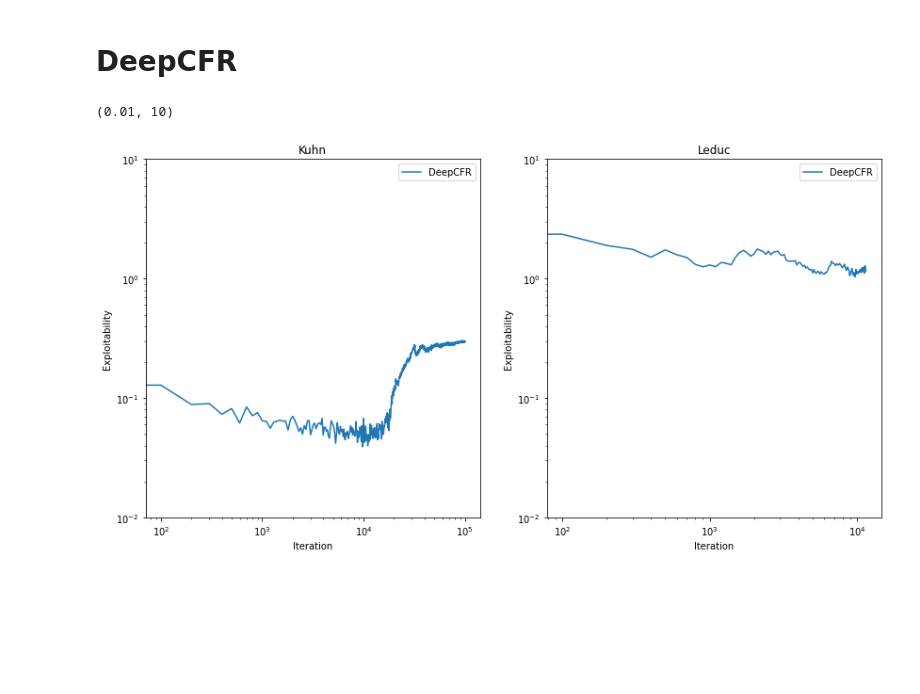
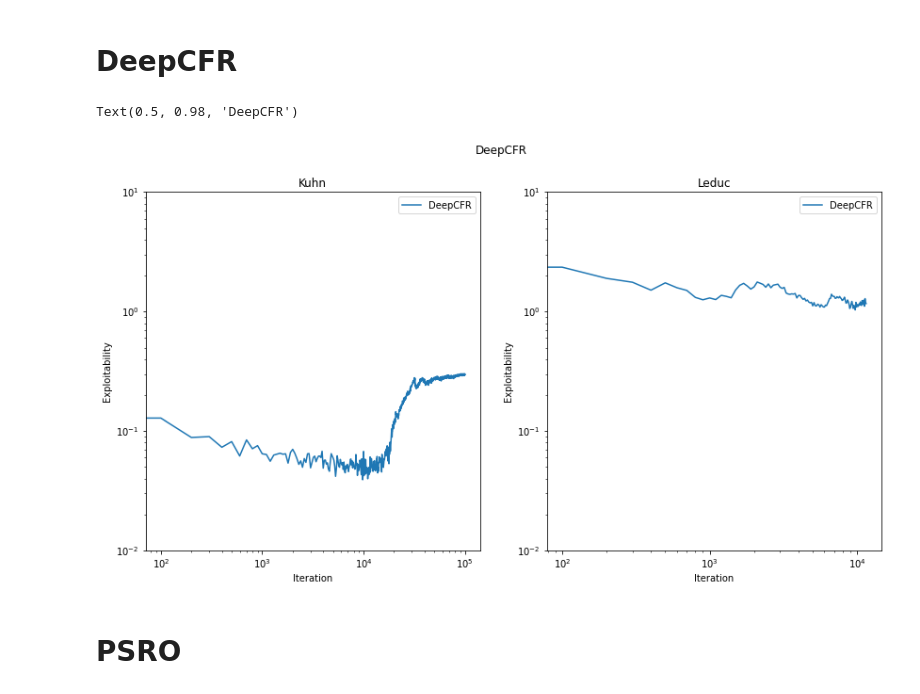
Before and after one commit to aicenter/openspiel_reproductions, a Jupyter notebook: benchmarks.ipynb, the cells around one changed output. Cells and saved outputs as stored; diff of their text form; code cells hidden in the pictures; blank space fills up the shorter version.

```diff
--- a/benchmarks.ipynb
+++ b/benchmarks.ipynb
@@ -90,21 +131,24 @@ ax.set_ylim((.01, 10))
 # %%
 kuhn_logs = [("./logs/deep_cfr/deep_cfr_kuhn_0.csv", "DeepCFR")
             ]
 
 leduc_logs = [("./logs/deep_cfr/deep_cfr_leduc_0.csv", "DeepCFR")
             ]
 
 kuhn_dat = load_batch(kuhn_logs)
 leduc_dat = load_batch(leduc_logs)
 
 log_log = True
 fig, axes = plt.subplots(nrows=1, ncols=2, figsize=(14,7))
 ax = kuhn_dat.plot(title="Kuhn", logy=log_log, logx=log_log, ax=axes[0])
 ax.set(xlabel="Iteration", ylabel="Exploitability")
 ax.set_ylim((.01, 10))
 ax = leduc_dat.plot(title="Leduc", logy=log_log, logx=log_log, ax=axes[1])
 ax.set(xlabel="Iteration", ylabel="Exploitability")
 ax.set_ylim((.01, 10))
+fig.suptitle('DeepCFR')
 # %% [output]
-(0.01, 10)
+Text(0.5, 0.98, 'DeepCFR')
-[figure, old version]
+[figure, new version]
+# %% [markdown]
+# PSRO
```
Also changed, not shown: parts of 12 cells of this notebook.
